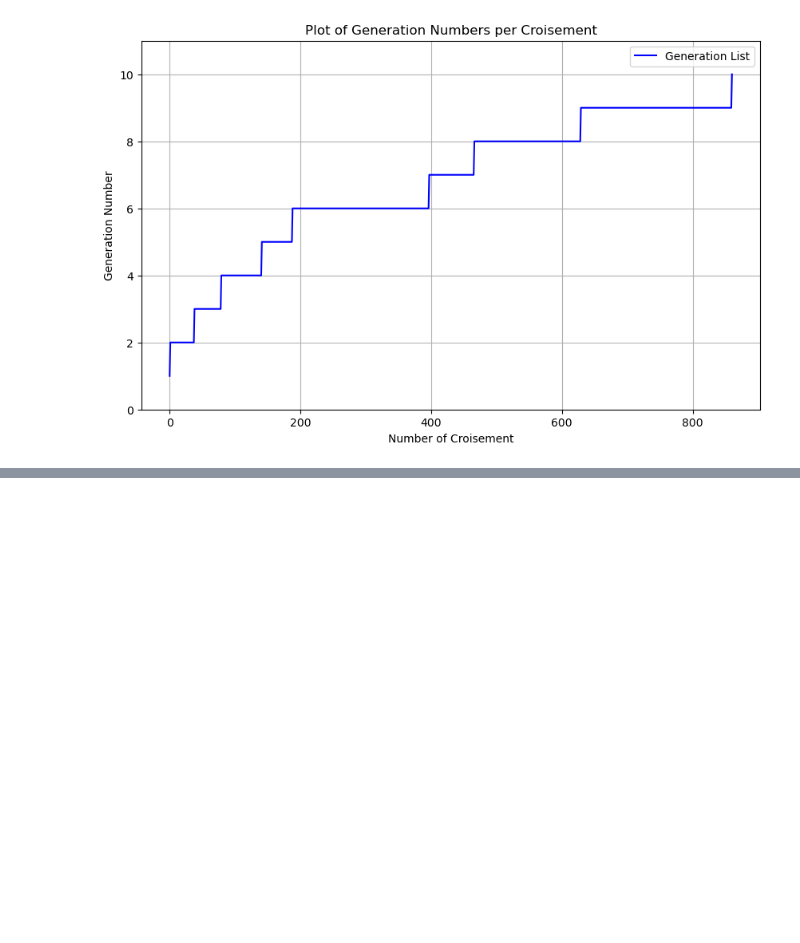
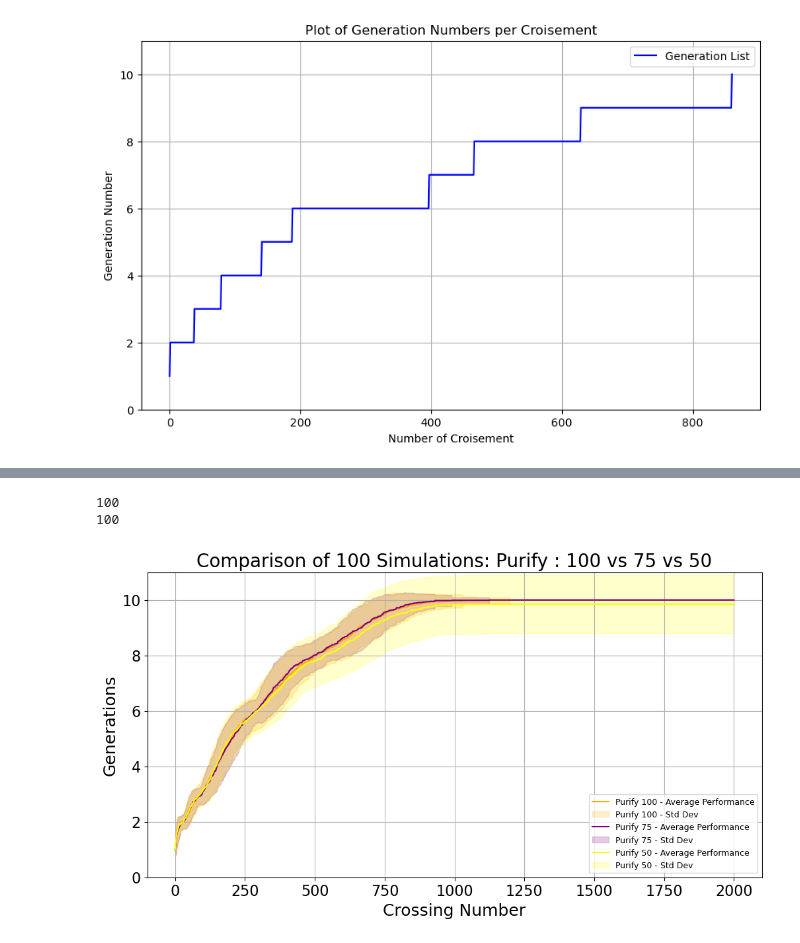
Before and after one commit to Plogeur/Road2Ten, a Jupyter notebook: model.ipynb, the cells around one changed output, grey strips where cells are left out. Saved outputs shown, nothing was run; the diff lists cells and outputs as text; code cells hidden in the pictures; blank space fills up the shorter version.

```diff
--- a/model.ipynb
+++ b/model.ipynb
@@ -506,3 +609,9 @@ ValueError: Too bad you kill all your 1st generation
+# %%
+print(len(list_simulation_select_purify_75))
+print(len(list_simulation_select_purify_50))
+# %% [output]
+100
+100
 # %%
 def pad_list_of_lists(list_of_lists):
     # Find the maximum length of sub-lists
@@ -523 +637,64 @@ list_simulation_select_purify2 = pad_list_of_lists(list_simulation_select_purify
+# %%
+crosing_number = 2000
+
+# Convert both to numpy arrays for easy aggregation
+simulation_random_array = np.array(list_simulation_select_purify_100_2)
+simulation_better_gen_array = np.array(list_simulation_select_purify_75_2)
+simulation_select_purify_array = np.array(list_simulation_select_purify_50_2)
+
+# Calculate mean and standard deviation across simulations for both models
+mean_performance_random = np.mean(simulation_random_array, axis=0)
+std_performance_random = np.std(simulation_random_array, axis=0)
+
+mean_performance_better_gen = np.mean(simulation_better_gen_array, axis=0)
+std_performance_better_gen = np.std(simulation_better_gen_array, axis=0)
+
+mean_performance_select_purify = np.mean(simulation_select_purify_array, axis=0)
+std_performance_select_purify = np.std(simulation_select_purify_array, axis=0)
+
+# Set global font sizes
+plt.rcParams.update({
+    'font.size': 16,          # Increase font size for all text
+    'axes.titlesize': 20,     # Title font size
+    'axes.labelsize': 18,     # X and Y label font size
+    'xtick.labelsize': 16,    # X-axis tick label font size
+    'ytick.labelsize': 16,    # Y-axis tick label font size
+    'legend.fontsize': 9,    # Legend font size
+    'figure.figsize': (14, 10)  # Increase the figure size
+})
+
+# Plotting the results
+plt.figure(figsize=(12, 6))  # Increase the figure size
+
+# Plot for Random Crossing model
+plt.plot(mean_performance_random, label='Purify 100 - Average Performance', color='orange')
+plt.fill_between(range(crosing_number + 1),
+                 mean_performance_random - std_performance_random,
+                 mean_performance_random + std_performance_random,
+                 color='orange', alpha=0.2, label='Purify 100 - Std Dev')
+
+# Plot for Other model
+plt.plot(mean_performance_better_gen, label='Purify 75 - Average Performance', color='purple')
+plt.fill_between(range(crosing_number + 1),
+                 mean_performance_better_gen - std_performance_better_gen,
+                 mean_performance_better_gen + std_performance_better_gen,
+                 color='purple', alpha=0.2, label='Purify 75 - Std Dev')
+
+# Plot for Other model
+plt.plot(mean_performance_select_purify, label='Purify 50 - Average Performance', color='yellow')
+plt.fill_between(range(crosing_number + 1),
+                 mean_performance_select_purify - std_performance_select_purify,
+                 mean_performance_select_purify + std_performance_select_purify,
+                 color='yellow', alpha=0.2, label='Purify 50 - Std Dev')
+
+# Customize the plot
+plt.title('Comparison of 100 Simulations: Purify : 100 vs 75 vs 50')
+plt.xlabel('Crossing Number')
+plt.ylabel('Generations')
+plt.ylim(0, 11)  # Set y-axis limits from 0 to 11
+plt.legend()
+plt.grid(True)
+plt.show()
+# %% [output]
+[figure, added]
 # %%
```
Also changed, not shown: parts of 9 cells of this notebook, 2 other files.
